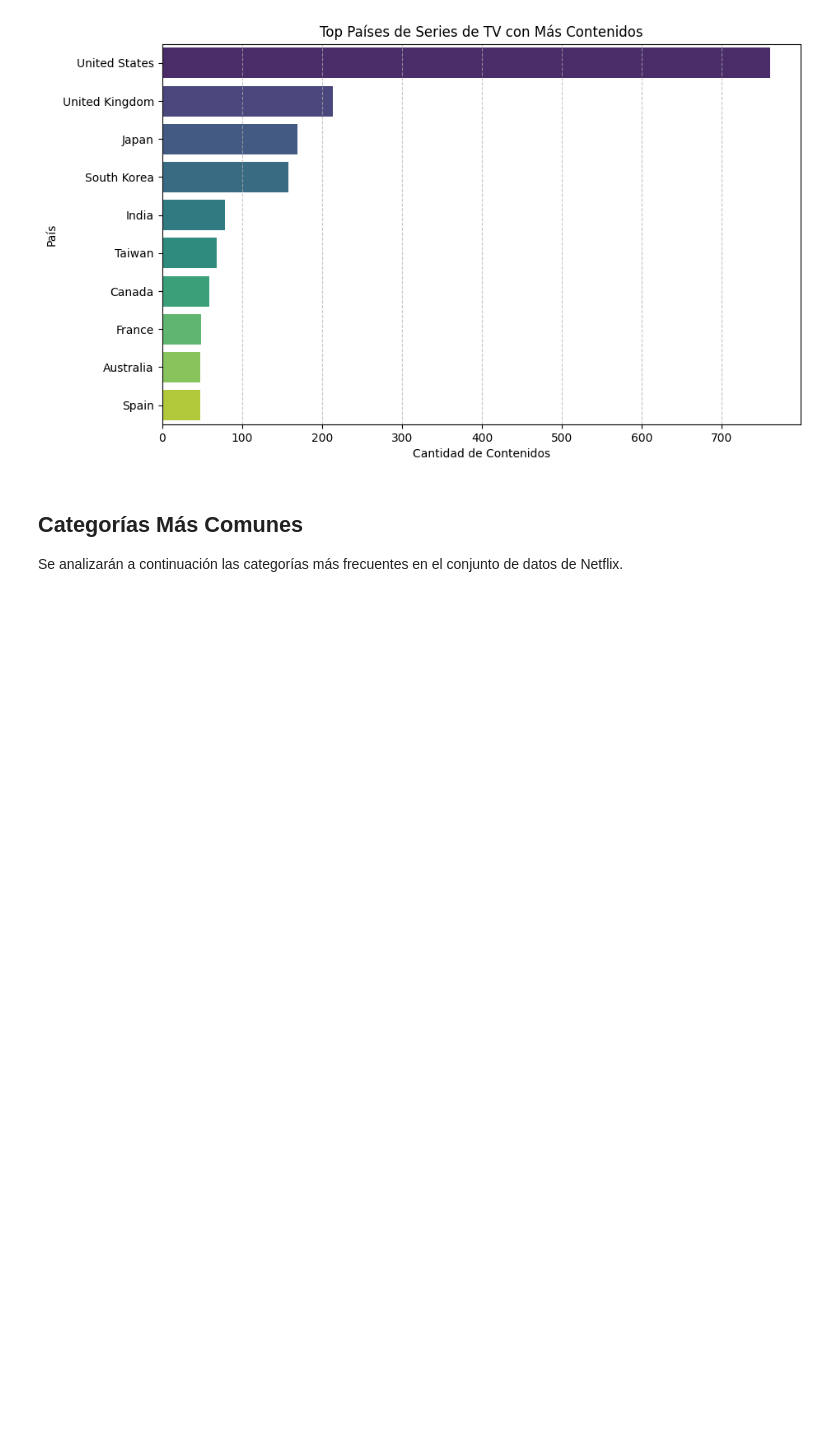
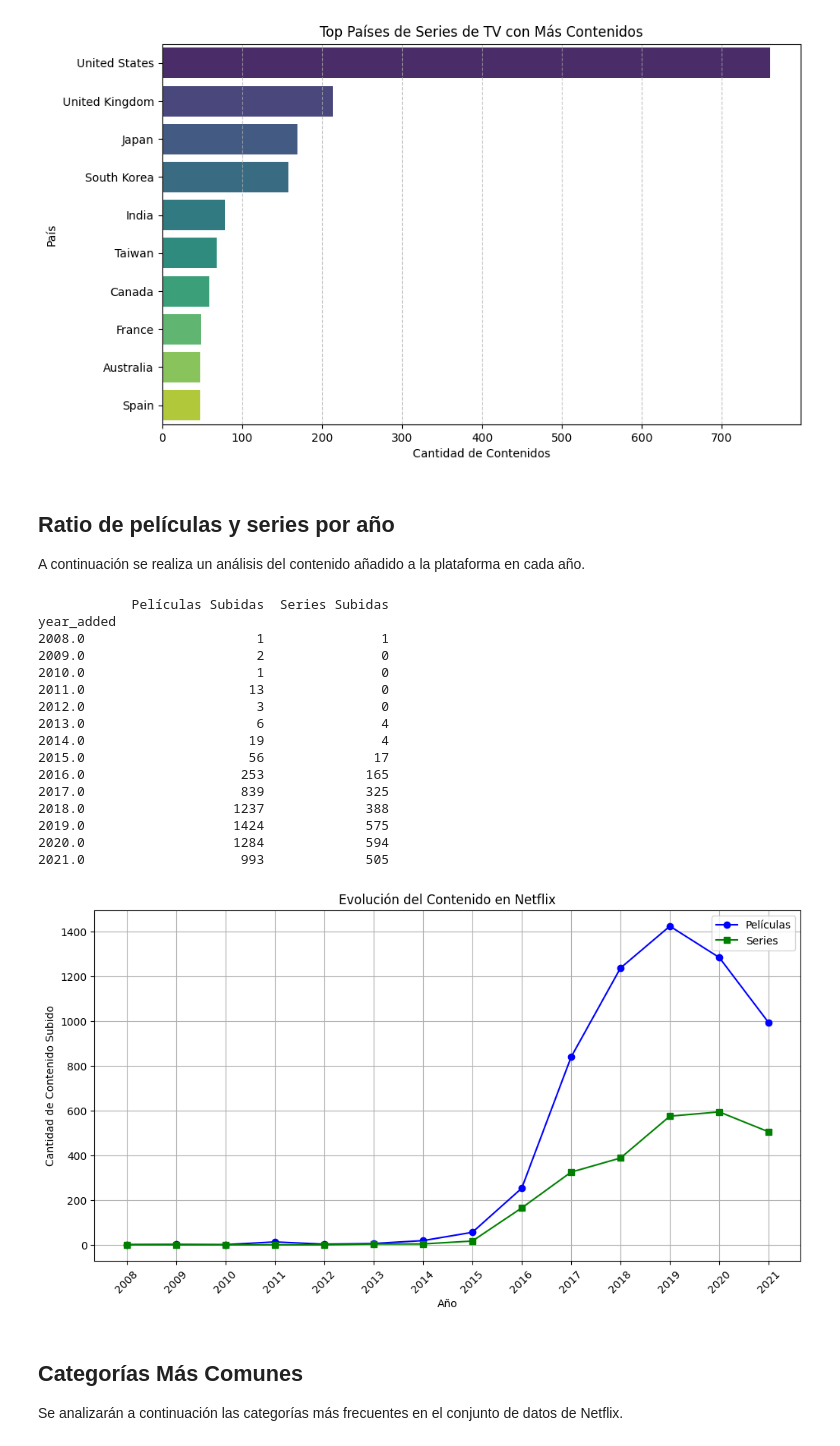
Before and after one commit to LuciferEvil01/Netflix-Movie-Analysis, a Jupyter notebook: DataAnalysis.ipynb, the cells around one changed output. Cells and saved outputs as stored; diff of their text form; code cells hidden in the pictures; blank space fills up the shorter version.

```diff
--- a/DataAnalysis.ipynb
+++ b/DataAnalysis.ipynb
@@ -448,6 +449,51 @@ Australia          48
 Spain              48
 Name: count, dtype: int64
 [figure]
+# %% [markdown]
+## Ratio de películas y series por año
+A continuación se realiza un análisis del contenido añadido a la plataforma en cada año.
+# %%
+# Extraer el año de adición
+df['year_added'] = pd.to_datetime(df['date_added'], errors='coerce').dt.year
+
+# Agrupar por año y tipo de contenido
+content_by_year = df.groupby(['year_added', 'type']).size().unstack(fill_value=0)
+
+# Renombrar las columnas para mayor claridad
+content_by_year.columns = ['Películas Subidas', 'Series Subidas']
+
+# Crear la tabla de evolución
+print(content_by_year)
+
+# Visualización de la evolución del contenido
+plt.figure(figsize=(12, 6))
+plt.plot(content_by_year.index.astype(int), content_by_year['Películas Subidas'], marker='o', label='Películas', color='blue')
+plt.plot(content_by_year.index.astype(int), content_by_year['Series Subidas'], marker='s', label='Series', color='green')
+plt.xlabel('Año')
+plt.ylabel('Cantidad de Contenido Subido')
+plt.title('Evolución del Contenido en Netflix')
+plt.xticks(ticks=content_by_year.index.astype(int), labels=content_by_year.index.astype(int), rotation=45)
+plt.legend()
+plt.grid(True)
+plt.show()
+# %% [output]
+            Películas Subidas  Series Subidas
+year_added
+2008.0                      1               1
+2009.0                      2               0
+2010.0                      1               0
+2011.0                     13               0
+2012.0                      3               0
+2013.0                      6               4
+2014.0                     19               4
+2015.0                     56              17
+2016.0                    253             165
+2017.0                    839             325
+2018.0                   1237             388
+2019.0                   1424             575
+2020.0                   1284             594
+2021.0                    993             505
+[figure, added]
 # %% [markdown]
 ## Categorías Más Comunes
 
```
Also changed, not shown: parts of 7 cells of this notebook.
